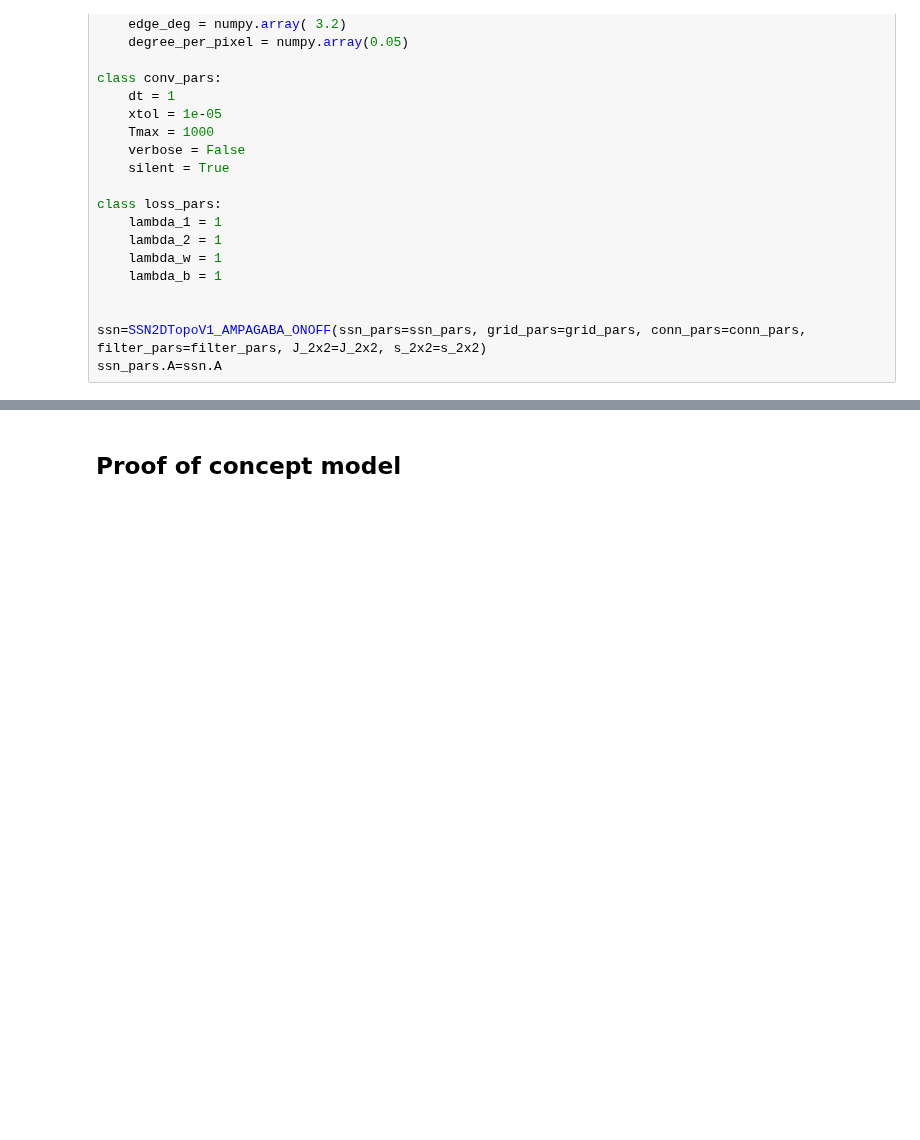
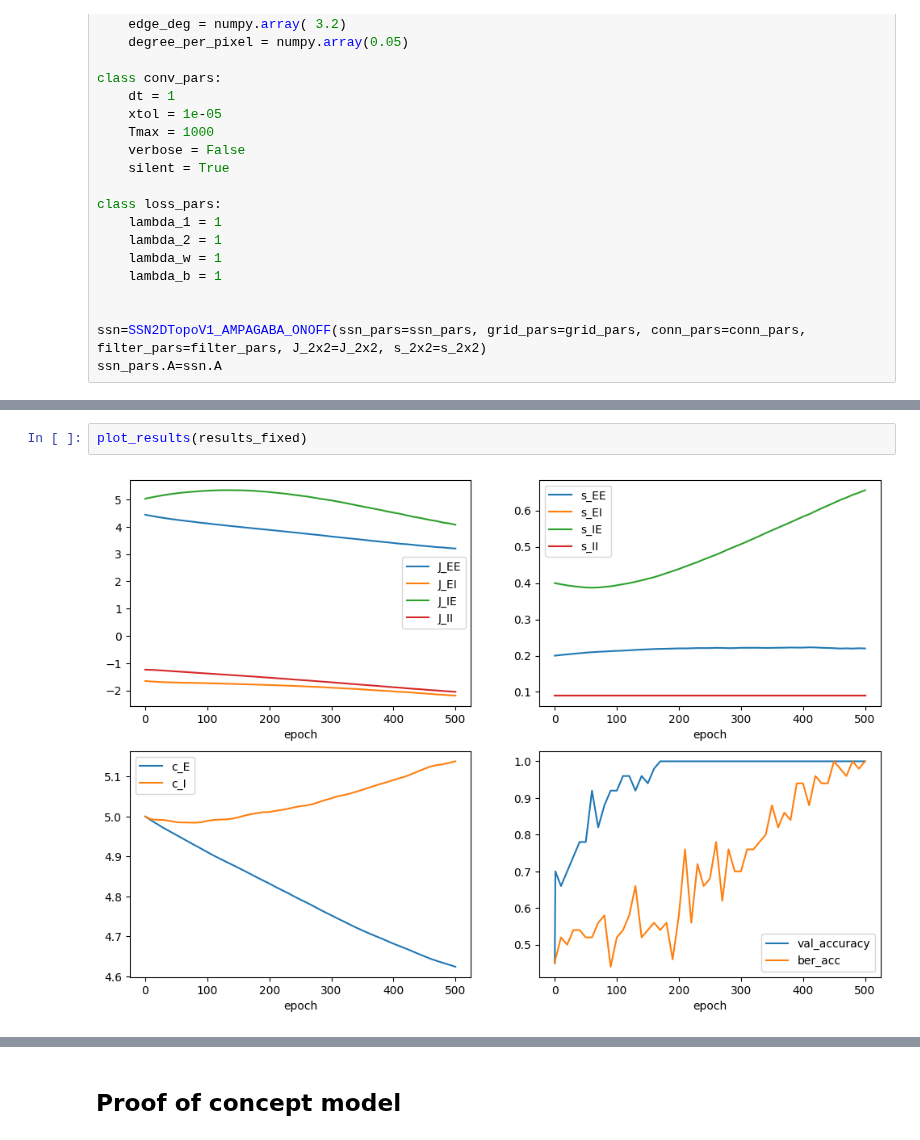
Before and after one commit to clarapecci/SSN_VPL, a Jupyter notebook: separate_training.ipynb, the cells around one changed output, grey strips where cells are left out. Drawn from its saved outputs; the diff is of its cells as text; blank space fills up the shorter version.

```diff
--- a/separate_training.ipynb
+++ b/separate_training.ipynb
@@ -498,0 +521,4 @@ KeyboardInterrupt
+# %%
+plot_results(results_fixed)
+# %% [output]
+[figure, added]
```
Also changed, not shown: parts of 22 cells of this notebook.
